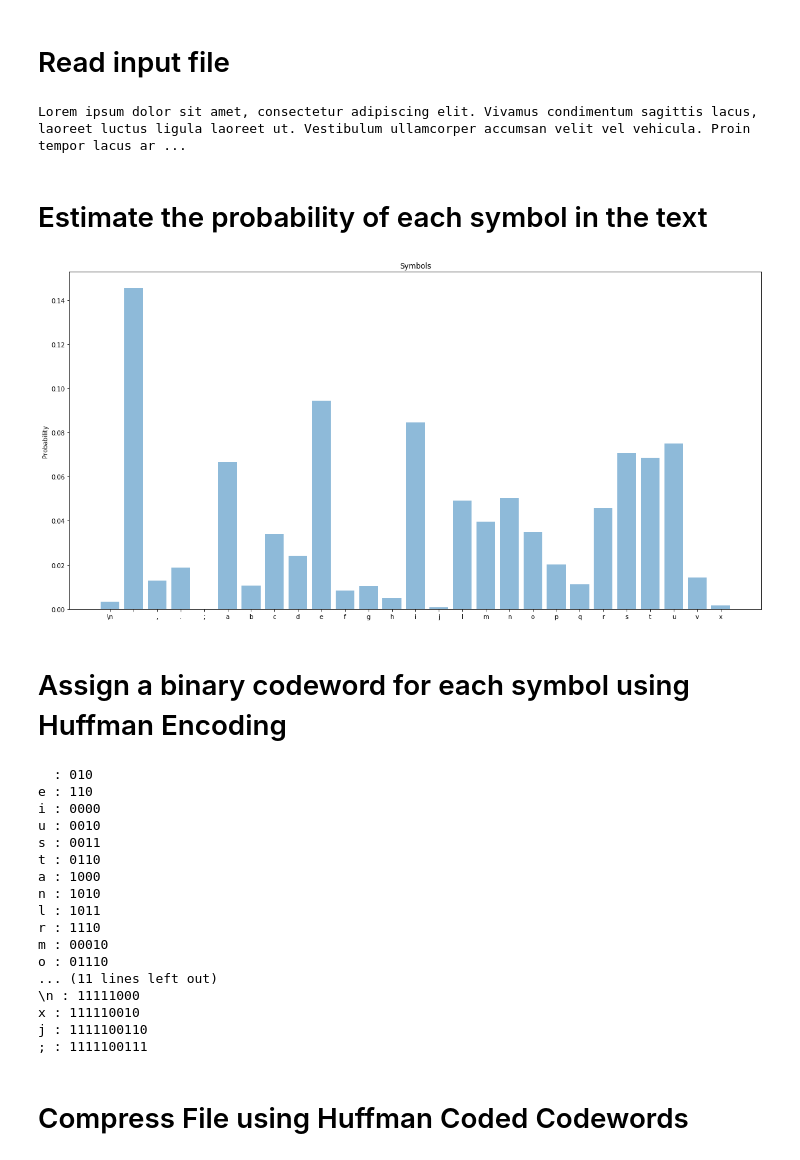
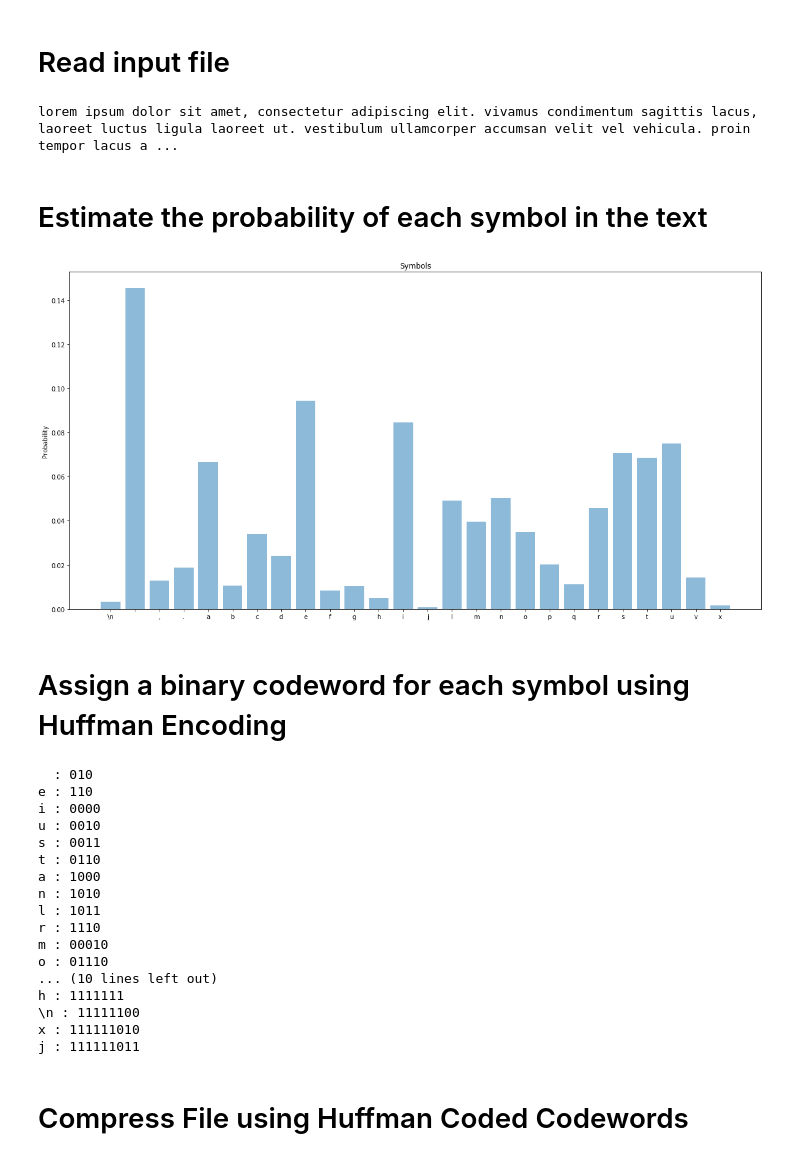
Before and after one commit to bongtavas/EE277, a Jupyter notebook: me-1/ee277-me-1.ipynb, the cells around one changed output. Saved outputs shown, nothing was run; the diff lists cells and outputs as text; code cells hidden in the pictures.

```diff
--- a/me-1/ee277-me-1.ipynb
+++ b/me-1/ee277-me-1.ipynb
@@ -9,48 +9,50 @@ from queue import PriorityQueue
 # %% [markdown]
 # Read input file
 # %%
-f = open('EE277_ME1_file2compress.txt')
+f = open('EE277_ME1_file2_compress.txt', 'r', encoding='utf-16-le')
 input_text = f.read()
 print(input_text[:400])
 # %% [output]
-Lorem ipsum dolor sit amet, consectetur adipiscing elit. Vivamus condimentum sagittis lacus, laoreet luctus ligula laoreet ut. Vestibulum ullamcorper accumsan velit vel vehicula. Proin tempor lacus ar ...
+﻿lorem ipsum dolor sit amet, consectetur adipiscing elit. vivamus condimentum sagittis lacus, laoreet luctus ligula laoreet ut. vestibulum ullamcorper accumsan velit vel vehicula. proin tempor lacus a ...
 # %% [markdown]
 # Estimate the probability of each symbol in the text
 # %%
 def calc_symbol_prob(text):
     text_len = len(text)
-    splitted = [s.lower() for s in list(text)]
     d = {}
+    ignore_list = ['\r', '\ufeff']
 
-    for s in splitted:
+    for s in text:
+        if s in ignore_list:
+            continue
         if s not in d:
             d[s] = 1
         else:
             d[s] += 1
 
     for k in d.keys():
         d[k] = d[k] / text_len
 
     return d
 
 
 symbol_prob = calc_symbol_prob(input_text)
 
 symbols = list(symbol_prob.keys())
 symbols.sort()
 symbol_xticks = ['\\n' if k == '\n' else k for k in symbols]
 
 probabilities = [symbol_prob[s] for s in symbols]
 x = np.arange(len(symbols))
 plt.figure(figsize=(20,10))
 plt.bar(x, probabilities, align='center', alpha=0.5)
 plt.xticks(x, symbol_xticks)
 plt.ylabel('Probability')
 plt.title('Symbols')
 plt.savefig('EE277_ME1_frequencyplot.png')
 plt.show()
 # %% [output]
-[figure, old version]
+[figure, new version]
 # %% [markdown]
 # Assign a binary codeword for each symbol using Huffman Encoding
 # %%
@@ -105,11 +107,11 @@ l : 1011
 r : 1110
 m : 00010
 o : 01110
-... (11 lines left out)
-\n : 11111000
-x : 111110010
-j : 1111100110
-; : 1111100111
+... (10 lines left out)
+h : 1111111
+\n : 11111100
+x : 111111010
+j : 111111011
 # %% [markdown]
 # Compress File using Huffman Coded Codewords
 # %%
```
Also changed, not shown: parts of 2 cells of this notebook, 3 other files.
